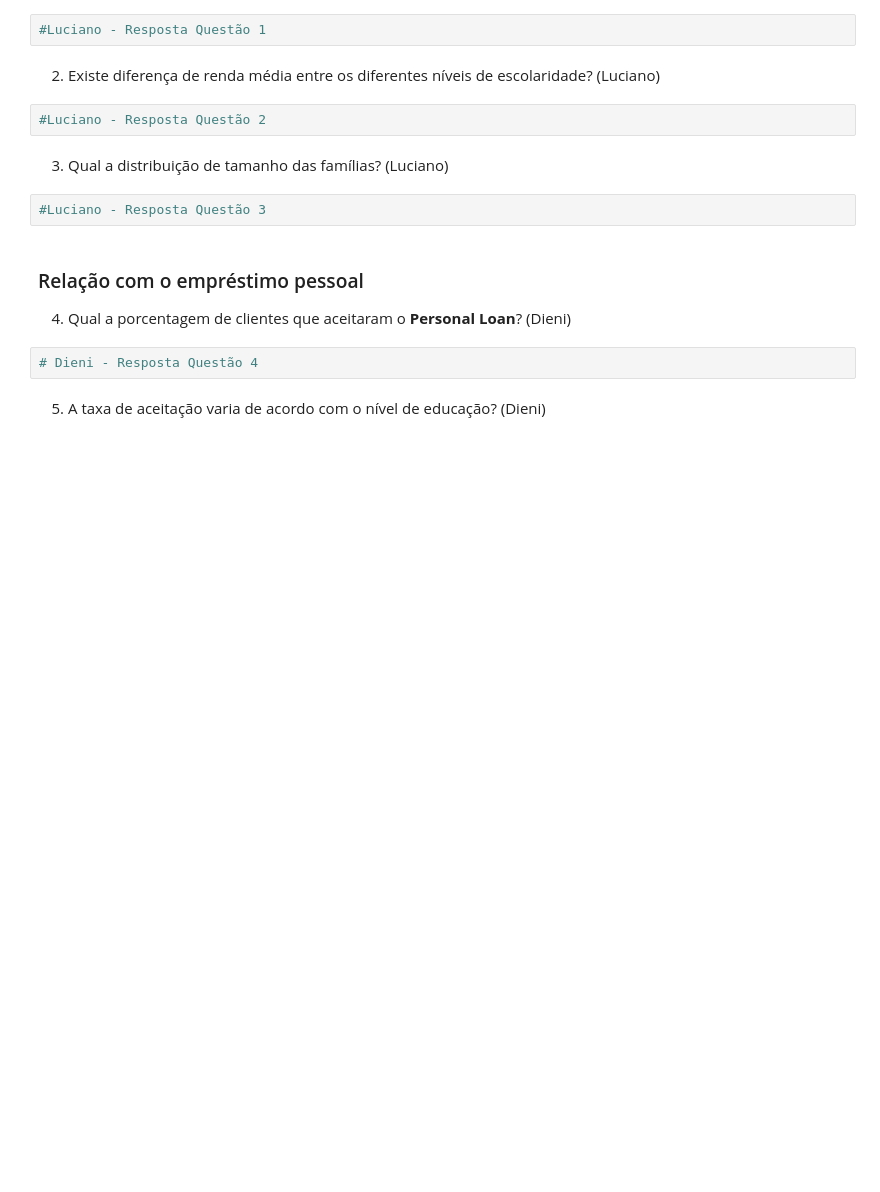
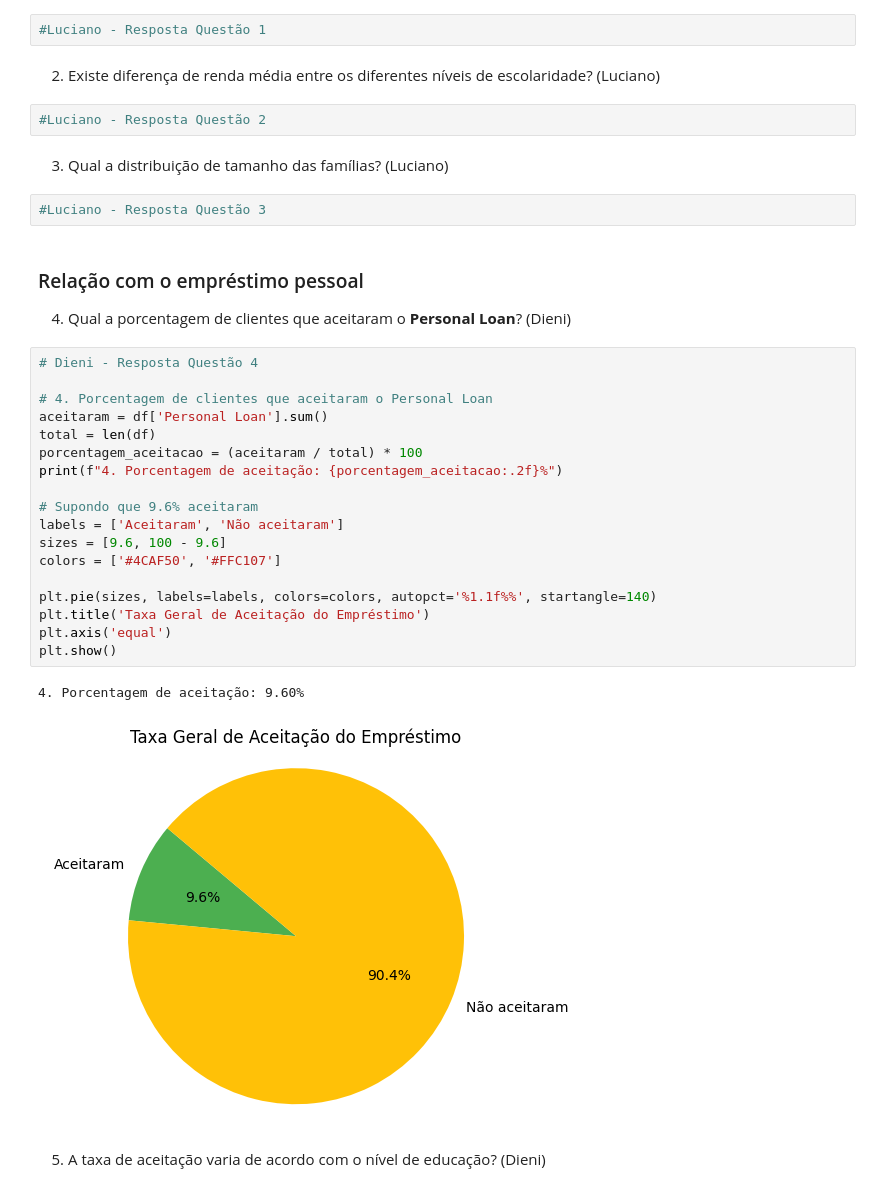
Before and after one commit to mrxcao/ADA-Estatistica1, a Jupyter notebook: main.ipynb, the cells around one changed output. Drawn from its saved outputs; the diff is of its cells as text; blank space fills up the shorter version.

```diff
--- a/main.ipynb
+++ b/main.ipynb
@@ -88,6 +88,25 @@ df["CCAvg"] = df["CCAvg"].str.replace("/", ".", regex=False).astype(float)
 4. Qual a porcentagem de clientes que aceitaram o **Personal Loan**? (Dieni)
 # %%
 # Dieni - Resposta Questão 4
+
+# 4. Porcentagem de clientes que aceitaram o Personal Loan
+aceitaram = df['Personal Loan'].sum()
+total = len(df)
+porcentagem_aceitacao = (aceitaram / total) * 100
+print(f"4. Porcentagem de aceitação: {porcentagem_aceitacao:.2f}%")
+
+# Supondo que 9.6% aceitaram
+labels = ['Aceitaram', 'Não aceitaram']
+sizes = [9.6, 100 - 9.6]
+colors = ['#4CAF50', '#FFC107']
+
+plt.pie(sizes, labels=labels, colors=colors, autopct='%1.1f%%', startangle=140)
+plt.title('Taxa Geral de Aceitação do Empréstimo')
+plt.axis('equal')
+plt.show()
+# %% [output]
+4. Porcentagem de aceitação: 9.60%
+[figure, added]
 # %% [markdown]
 5. A taxa de aceitação varia de acordo com o nível de educação? (Dieni)
 # %%
```
Also changed, not shown: parts of 4 cells of this notebook.
